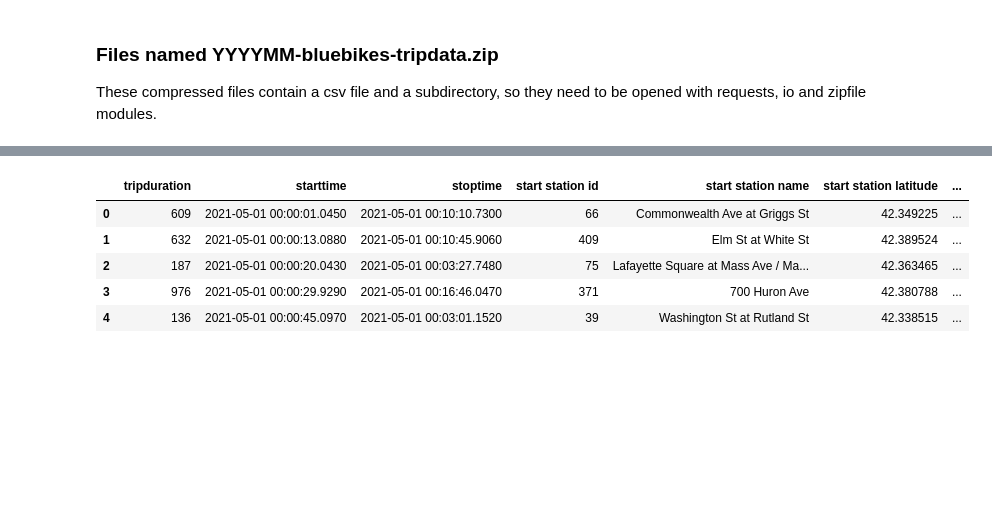
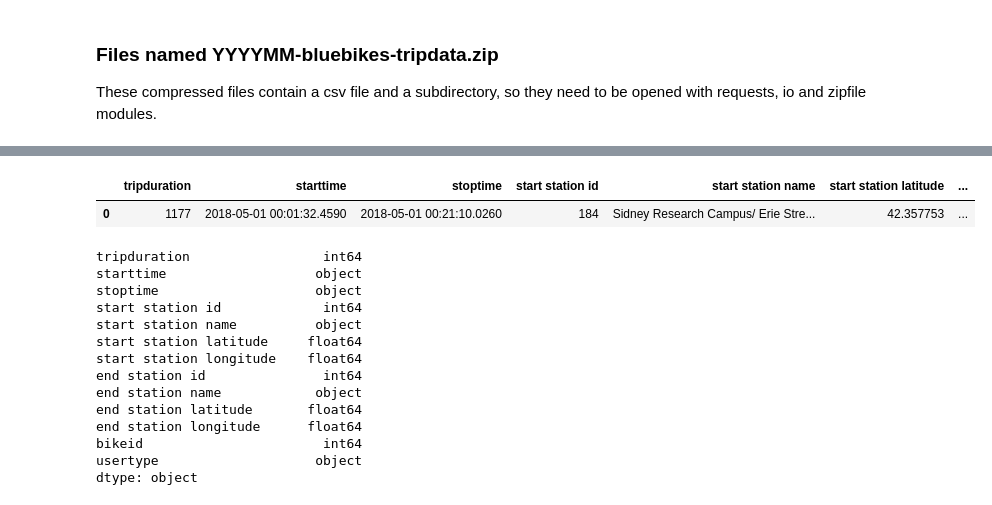
Before and after one commit to acgallagher/Boston-Blue-Bikes, a Jupyter notebook: data_exploration/exploring_tripsdata.ipynb, the cells around one changed output, grey strips where cells are left out. Drawn from its saved outputs; the diff is of its cells as text; code cells hidden in the pictures; blank space fills up the shorter version.

```diff
--- a/data_exploration/exploring_tripsdata.ipynb
+++ b/data_exploration/exploring_tripsdata.ipynb
@@ -351,6 +333,8 @@ import io
 url = "https://s3.amazonaws.com/hubway-data/201805-bluebikes-tripdata.zip"
 r = requests.get(url)
 z = zipfile.ZipFile(io.BytesIO(r.content))
-df = pd.read_csv(z.open("201805-bluebikes-tripdata.csv"))
-df.head()
+df_bluebikes_early = pd.read_csv(z.open("201805-bluebikes-tripdata.csv"))
+bluebikes_early_cols = df_bluebikes_early.columns
+df_bluebikes_early = df_bluebikes_early.drop(columns=['birth year', 'gender'])
+df_bluebikes_early.dtypes
 # %% [output]
@@ -444,3 +355,8 @@ dtype: object
+# %%
+df_bluebikes_early.head(1)
+# %% [output]
+|  | tripduration | starttime | stoptime | start station id | start station name | start station latitude | ... |
+| 0 | 1177 | 2018-05-01 00:01:32.4590 | 2018-05-01 00:21:10.0260 | 184 | Sidney Research Campus/ Erie Stre... | 42.357753 | ... |
 # %%
 import pandas as pd
 import requests
@@ -450,12 +366,22 @@ import io
 url = "https://s3.amazonaws.com/hubway-data/202105-bluebikes-tripdata.zip"
 r = requests.get(url)
 z = zipfile.ZipFile(io.BytesIO(r.content))
-df = pd.read_csv(z.open("202105-bluebikes-tripdata.csv"))
-df.head()
+df_bluebikes_late = pd.read_csv(z.open("202105-bluebikes-tripdata.csv"))
+bluebikes_late_cols = df_bluebikes_late.columns
+df_bluebikes_late = df_bluebikes_late.drop(columns=['postal code'])
+df_bluebikes_late.dtypes
 # %% [output]
-|  | tripduration | starttime | stoptime | start station id | start station name | start station latitude | ... |
-| 0 | 609 | 2021-05-01 00:00:01.0450 | 2021-05-01 00:10:10.7300 | 66 | Commonwealth Ave at Griggs St | 42.349225 | ... |
-| 1 | 632 | 2021-05-01 00:00:13.0880 | 2021-05-01 00:10:45.9060 | 409 | Elm St at White St | 42.389524 | ... |
-| 2 | 187 | 2021-05-01 00:00:20.0430 | 2021-05-01 00:03:27.7480 | 75 | Lafayette Square at Mass Ave / Ma... | 42.363465 | ... |
-| 3 | 976 | 2021-05-01 00:00:29.9290 | 2021-05-01 00:16:46.0470 | 371 | 700 Huron Ave | 42.380788 | ... |
-| 4 | 136 | 2021-05-01 00:00:45.0970 | 2021-05-01 00:03:01.1520 | 39 | Washington St at Rutland St | 42.338515 | ... |
+tripduration                 int64
+starttime                   object
+stoptime                    object
+start station id             int64
+start station name          object
+start station latitude     float64
+start station longitude    float64
+end station id               int64
+end station name            object
+end station latitude       float64
+end station longitude      float64
+bikeid                       int64
+usertype                    object
+dtype: object
```
Also changed, not shown: parts of 15 cells of this notebook, 13 other files.
